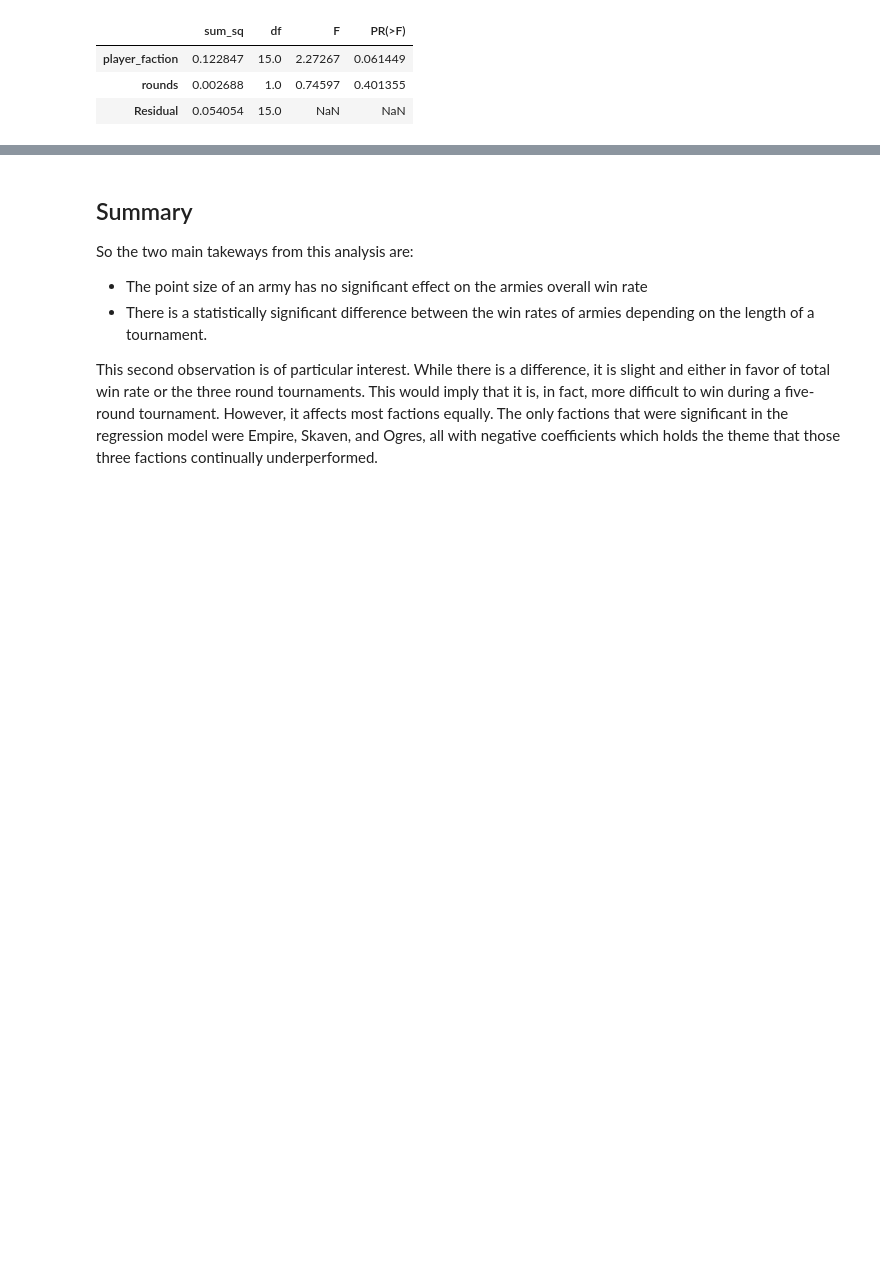
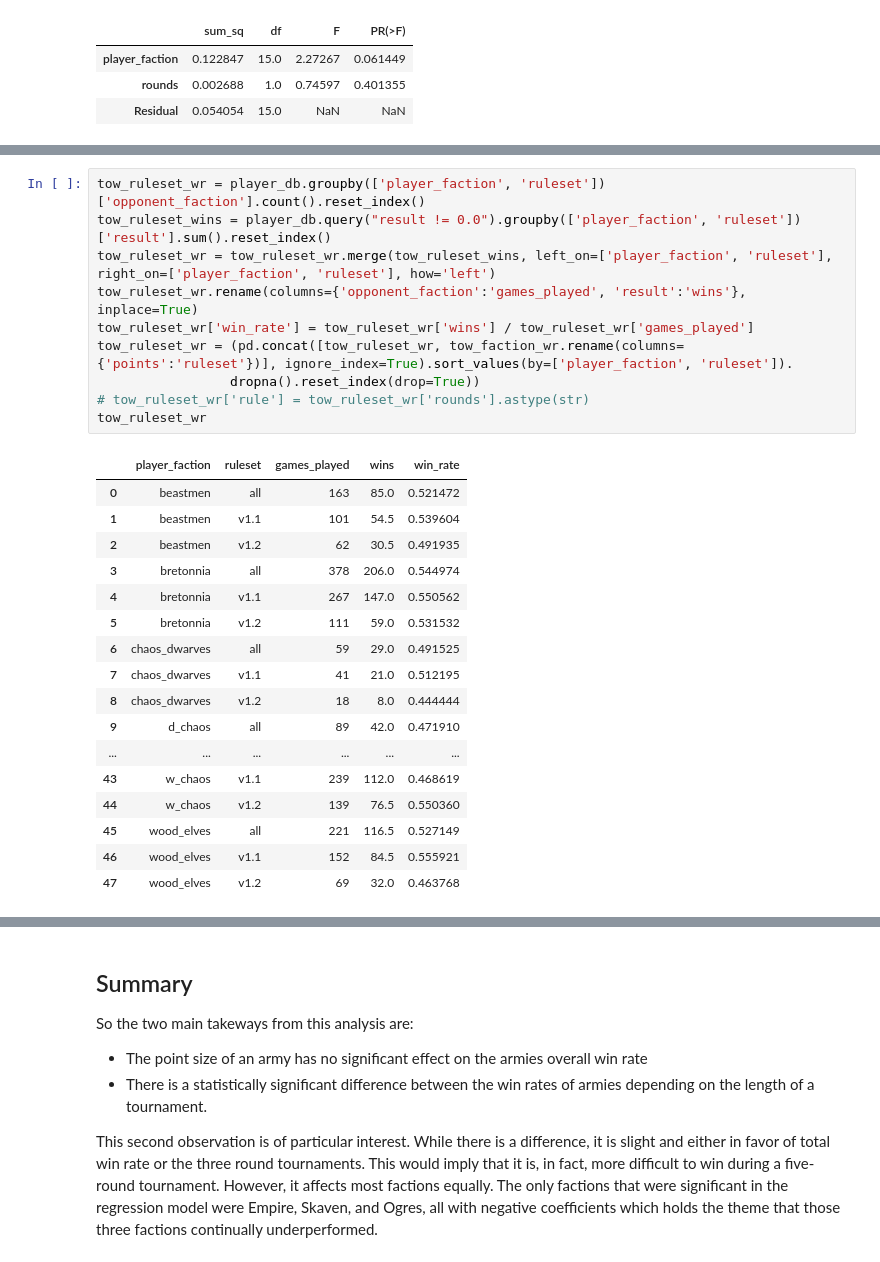
Before and after one commit to jacoblundeen/tow_analysis, a Jupyter notebook: tow_analysis.ipynb, the cells around one changed output, grey strips where cells are left out. Saved outputs shown, nothing was run; the diff lists cells and outputs as text; blank space fills up the shorter version.

```diff
--- a/tow_analysis.ipynb
+++ b/tow_analysis.ipynb
@@ -362,0 +365,28 @@ The pairwise test shows that there is a statistically significant difference bet
+# %%
+tow_ruleset_wr = player_db.groupby(['player_faction', 'ruleset'])['opponent_faction'].count().reset_index()
+tow_ruleset_wins = player_db.query("result != 0.0").groupby(['player_faction', 'ruleset'])['result'].sum().reset_index()
+tow_ruleset_wr = tow_ruleset_wr.merge(tow_ruleset_wins, left_on=['player_faction', 'ruleset'], right_on=['player_faction', 'ruleset'], how='left')
+tow_ruleset_wr.rename(columns={'opponent_faction':'games_played', 'result':'wins'}, inplace=True)
+tow_ruleset_wr['win_rate'] = tow_ruleset_wr['wins'] / tow_ruleset_wr['games_played']
+tow_ruleset_wr = (pd.concat([tow_ruleset_wr, tow_faction_wr.rename(columns={'points':'ruleset'})], ignore_index=True).sort_values(by=['player_faction', 'ruleset']).
+                 dropna().reset_index(drop=True))
+# tow_ruleset_wr['rule'] = tow_ruleset_wr['rounds'].astype(str)
+tow_ruleset_wr
+# %% [output]
+|  | player_faction | ruleset | games_played | wins | win_rate |
+| 0 | beastmen | all | 163 | 85.0 | 0.521472 |
+| 1 | beastmen | v1.1 | 101 | 54.5 | 0.539604 |
+| 2 | beastmen | v1.2 | 62 | 30.5 | 0.491935 |
+| 3 | bretonnia | all | 378 | 206.0 | 0.544974 |
+| 4 | bretonnia | v1.1 | 267 | 147.0 | 0.550562 |
+| 5 | bretonnia | v1.2 | 111 | 59.0 | 0.531532 |
+| 6 | chaos_dwarves | all | 59 | 29.0 | 0.491525 |
+| 7 | chaos_dwarves | v1.1 | 41 | 21.0 | 0.512195 |
+| 8 | chaos_dwarves | v1.2 | 18 | 8.0 | 0.444444 |
+| 9 | d_chaos | all | 89 | 42.0 | 0.471910 |
+| ... | ... | ... | ... | ... | ... |
+| 43 | w_chaos | v1.1 | 239 | 112.0 | 0.468619 |
+| 44 | w_chaos | v1.2 | 139 | 76.5 | 0.550360 |
+| 45 | wood_elves | all | 221 | 116.5 | 0.527149 |
+| 46 | wood_elves | v1.1 | 152 | 84.5 | 0.555921 |
+| 47 | wood_elves | v1.2 | 69 | 32.0 | 0.463768 |
```
Also changed, not shown: parts of 17 cells of this notebook.
